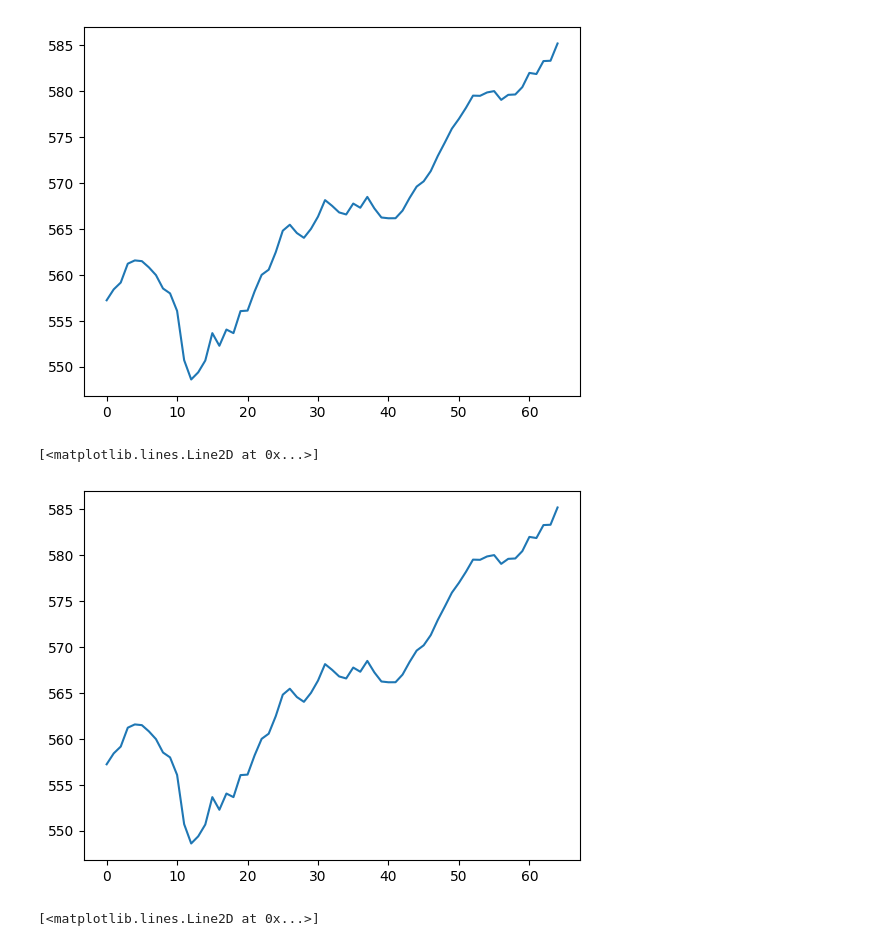
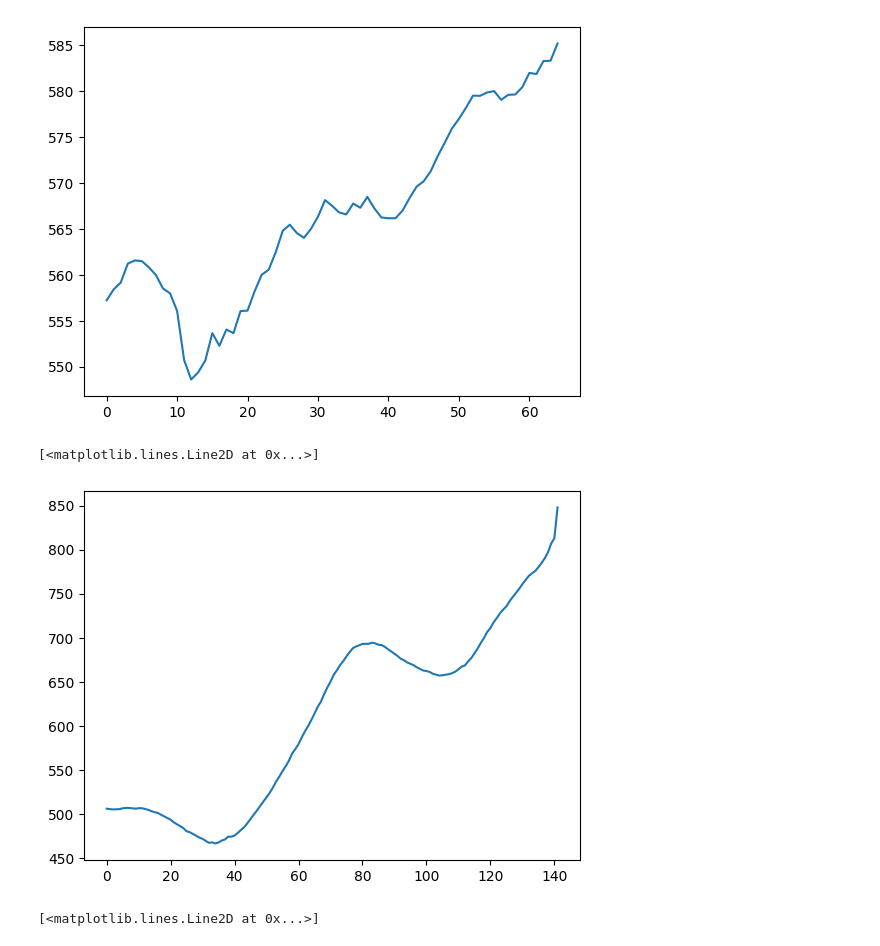
Before and after one commit to yhutter-dv/fhgr-scivi, a Jupyter notebook: jupyter_notebooks/dtw.ipynb, the cells around one changed output. Cells and saved outputs as stored; diff of their text form; code cells hidden in the pictures.

```diff
--- a/jupyter_notebooks/dtw.ipynb
+++ b/jupyter_notebooks/dtw.ipynb
@@ -194,12 +194,12 @@ plt.plot(kp1)
 # %%
 file_path = "./data/features/backhand/track_data/yhu_backhand_01.pb"
 tracking_data = load_tracking_data(file_path)
 df = create_df_from_tracking_data(tracking_data)
 kp1_x = df.loc[:,pd.IndexSlice[1,['x']]].values
-plt.plot(kp1)
+plt.plot(kp1_x)
 # %% [output]
 [<matplotlib.lines.Line2D at 0x...>]
-[figure, old version]
+[figure, new version]
 # %%
 def get_feature_keypoints_from_pb_files(file_path_a, file_path_b, keypoint, feature):
 
```
Also changed, not shown: parts of 1 cell of this notebook, 15 other files.
